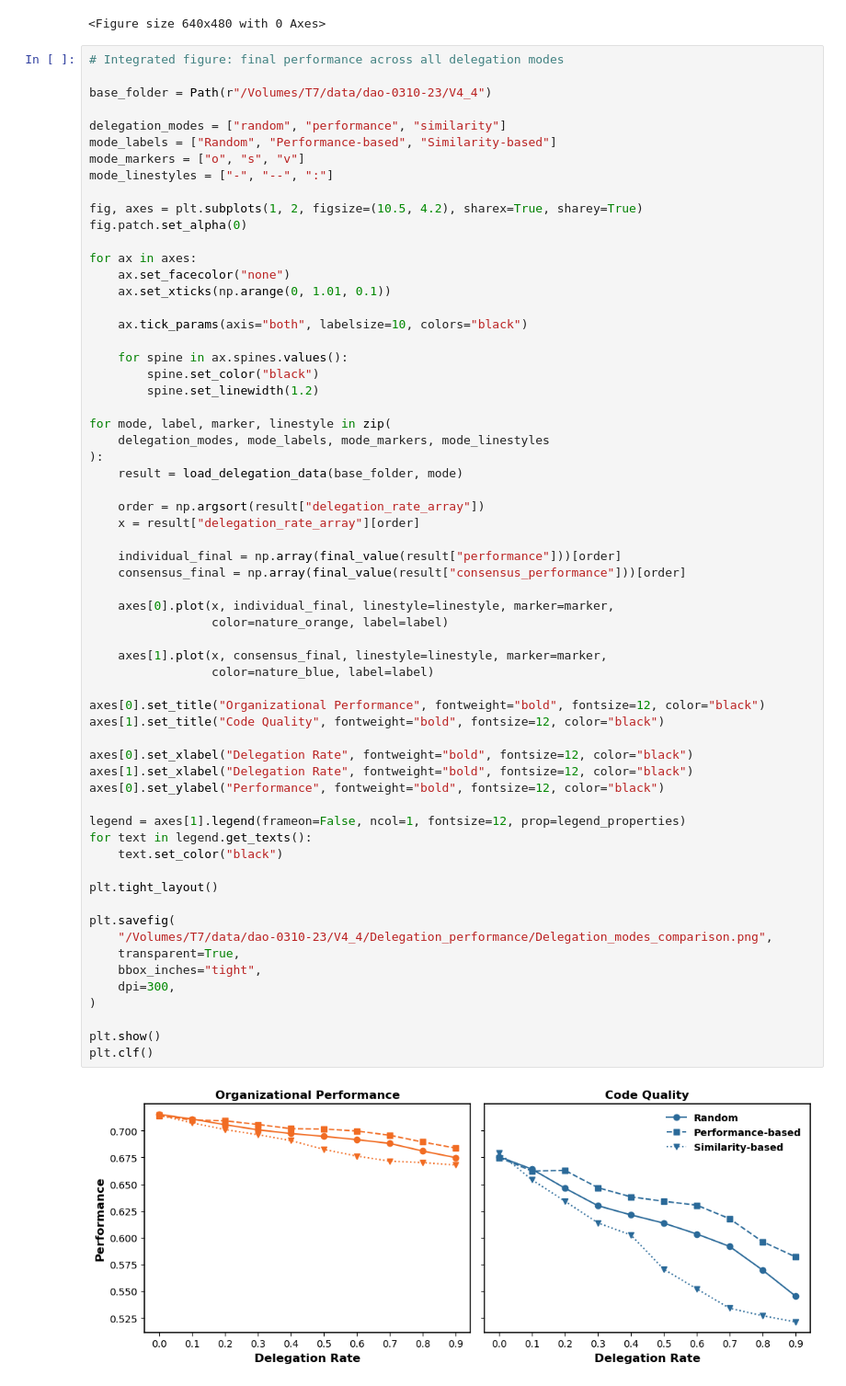
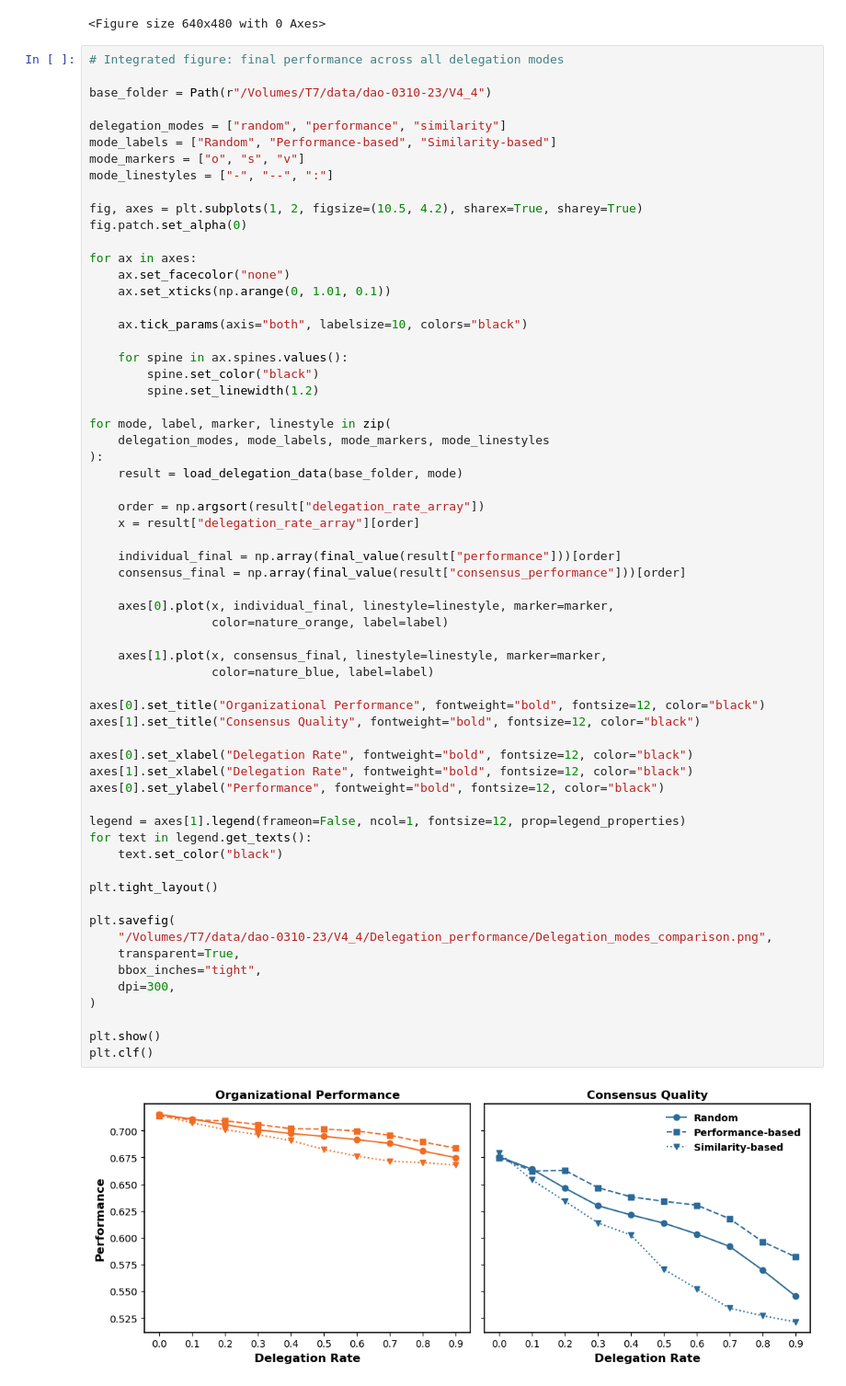
Before and after one commit to GrandJune/DAOs, a Jupyter notebook: V4/Delegation/delegation_integrated_evaluator.ipynb, the cells around one changed output. Shown at 92% size. Saved outputs shown, nothing was run; the diff lists cells and outputs as text.

```diff
--- a/V4/Delegation/delegation_integrated_evaluator.ipynb
+++ b/V4/Delegation/delegation_integrated_evaluator.ipynb
@@ -250,33 +250,33 @@ for mode, label, marker, linestyle in zip(
     consensus_final = np.array(final_value(result["consensus_performance"]))[order]
 
     axes[0].plot(x, individual_final, linestyle=linestyle, marker=marker,
                  color=nature_orange, label=label)
 
     axes[1].plot(x, consensus_final, linestyle=linestyle, marker=marker,
                  color=nature_blue, label=label)
 
 axes[0].set_title("Organizational Performance", fontweight="bold", fontsize=12, color="black")
-axes[1].set_title("Code Quality", fontweight="bold", fontsize=12, color="black")
+axes[1].set_title("Consensus Quality", fontweight="bold", fontsize=12, color="black")
 
 axes[0].set_xlabel("Delegation Rate", fontweight="bold", fontsize=12, color="black")
 axes[1].set_xlabel("Delegation Rate", fontweight="bold", fontsize=12, color="black")
 axes[0].set_ylabel("Performance", fontweight="bold", fontsize=12, color="black")
 
 legend = axes[1].legend(frameon=False, ncol=1, fontsize=12, prop=legend_properties)
 for text in legend.get_texts():
     text.set_color("black")
 
 plt.tight_layout()
 
 plt.savefig(
     "/Volumes/T7/data/dao-0310-23/V4_4/Delegation_performance/Delegation_modes_comparison.png",
     transparent=True,
     bbox_inches="tight",
     dpi=300,
 )
 
 plt.show()
 plt.clf()
 # %% [output]
-[figure, old version]
+[figure, new version]
 <Figure size 640x480 with 0 Axes>
```
